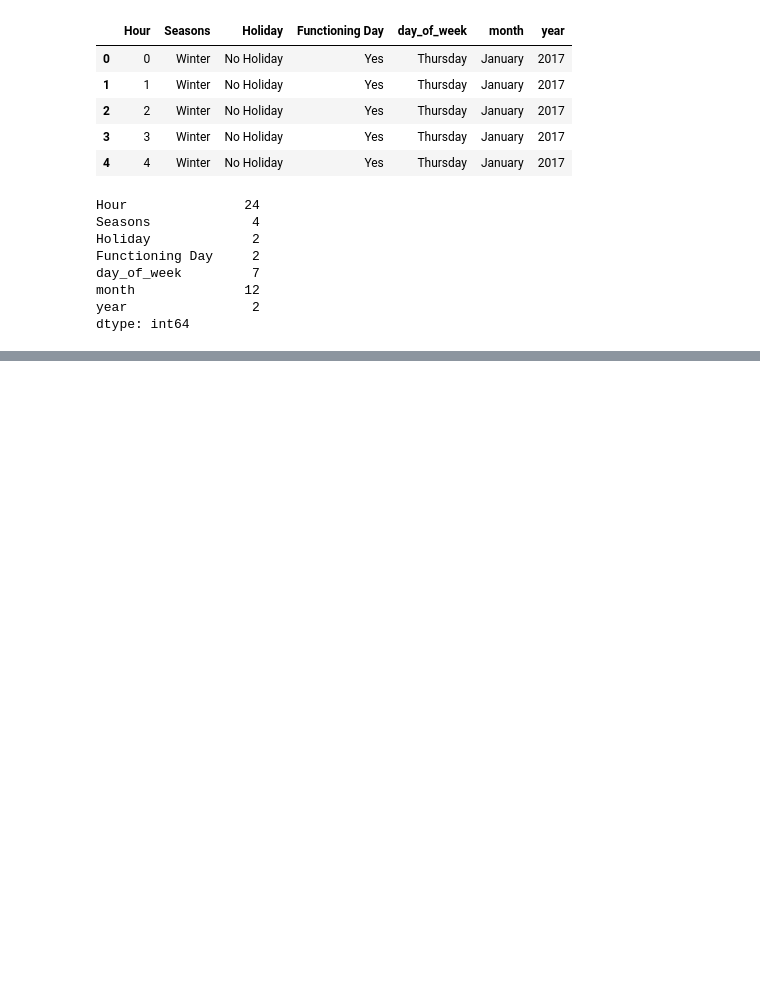
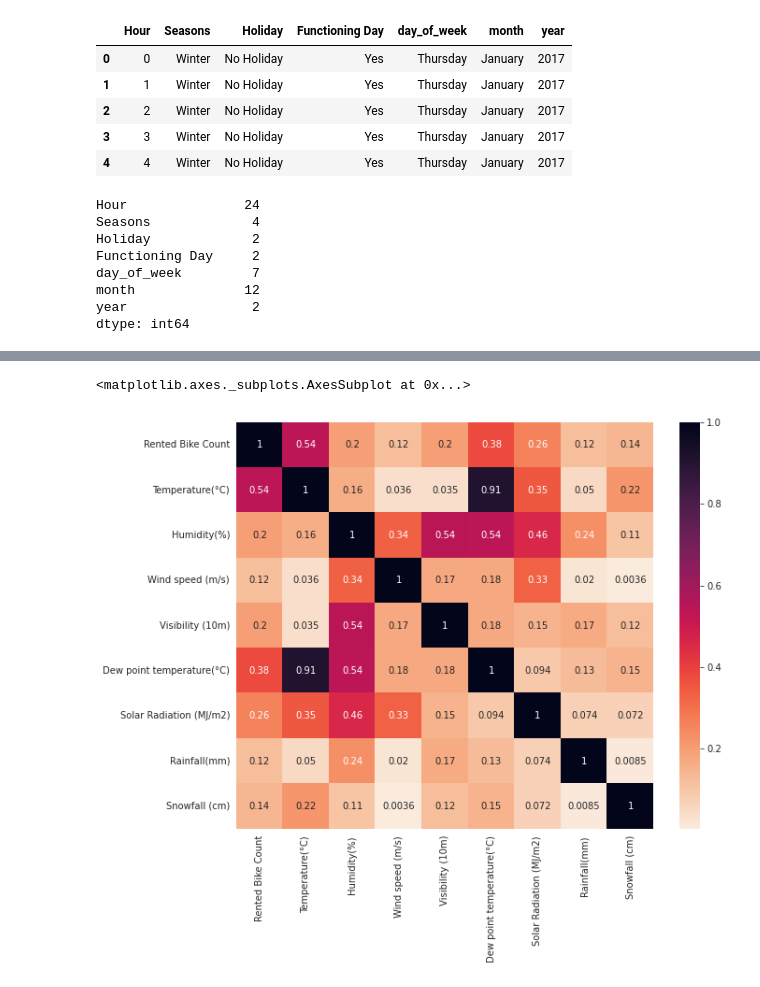
Before and after one commit to ankii7546/Bike-Sharing-Demand-Prediction, a Jupyter notebook: Bike_Sharing_Demand_Prediction.ipynb, the cells around one changed output, grey strips where cells are left out. Saved outputs shown, nothing was run; the diff lists cells and outputs as text; code cells hidden in the pictures; blank space fills up the shorter version.

```diff
--- a/Bike_Sharing_Demand_Prediction.ipynb
+++ b/Bike_Sharing_Demand_Prediction.ipynb
@@ -193,0 +253,7 @@ dtype: int64
+# %%
+# using seaborn heatmap for ploting correlation graph
+plt.figure(figsize=(10,8))
+sns.heatmap(abs(df.corr()), cmap='rocket_r',annot=True)
+# %% [output]
+<matplotlib.axes._subplots.AxesSubplot at 0x...>
+[figure, added]
```
Also changed, not shown: parts of 12 cells of this notebook.
